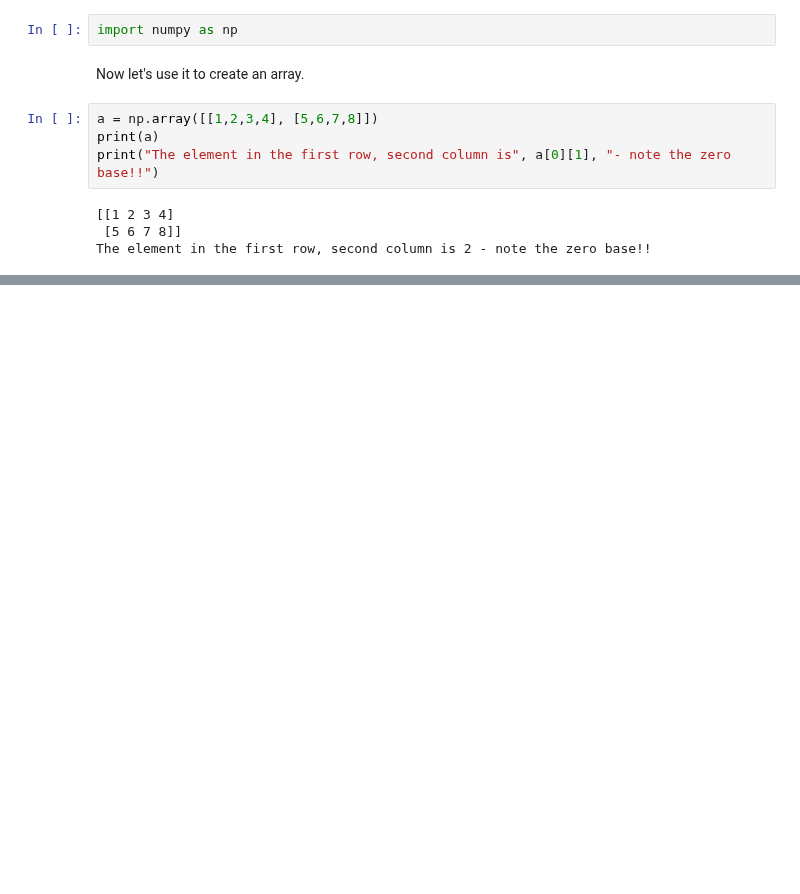
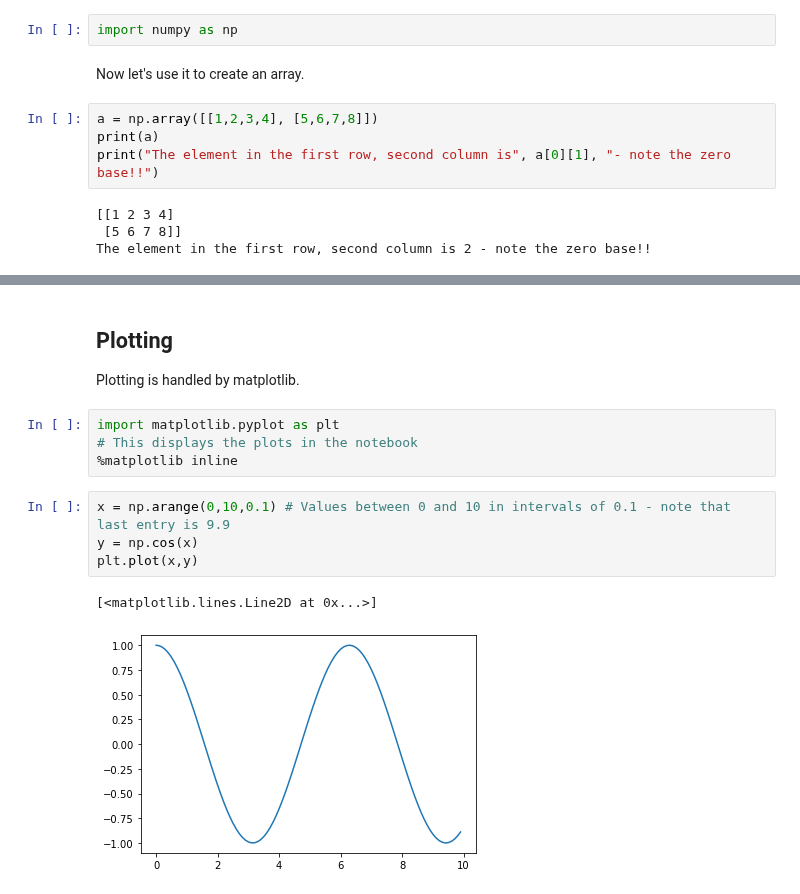
Before and after one commit to KAClough/TopicsInSciComp, a Jupyter notebook: Notebooks/Week1Lab.ipynb, the cells around one changed output, grey strips where cells are left out. Cells and saved outputs as stored; diff of their text form; blank space fills up the shorter version.

Commit message:
Update week 1 notebook

```diff
--- a/Notebooks/Week1Lab.ipynb
+++ b/Notebooks/Week1Lab.ipynb
@@ -41,0 +109,15 @@ d is now 4
+# %% [markdown]
+## Plotting
+
+Plotting is handled by matplotlib.
+# %%
+import matplotlib.pyplot as plt
+# This displays the plots in the notebook
+%matplotlib inline
+# %%
+x = np.arange(0,10,0.1) # Values between 0 and 10 in intervals of 0.1 - note that last entry is 9.9
+y = np.cos(x)
+plt.plot(x,y)
+# %% [output]
+[<matplotlib.lines.Line2D at 0x...>]
+[figure, added]
```
Also changed, not shown: parts of 28 cells of this notebook, 1 other file.
